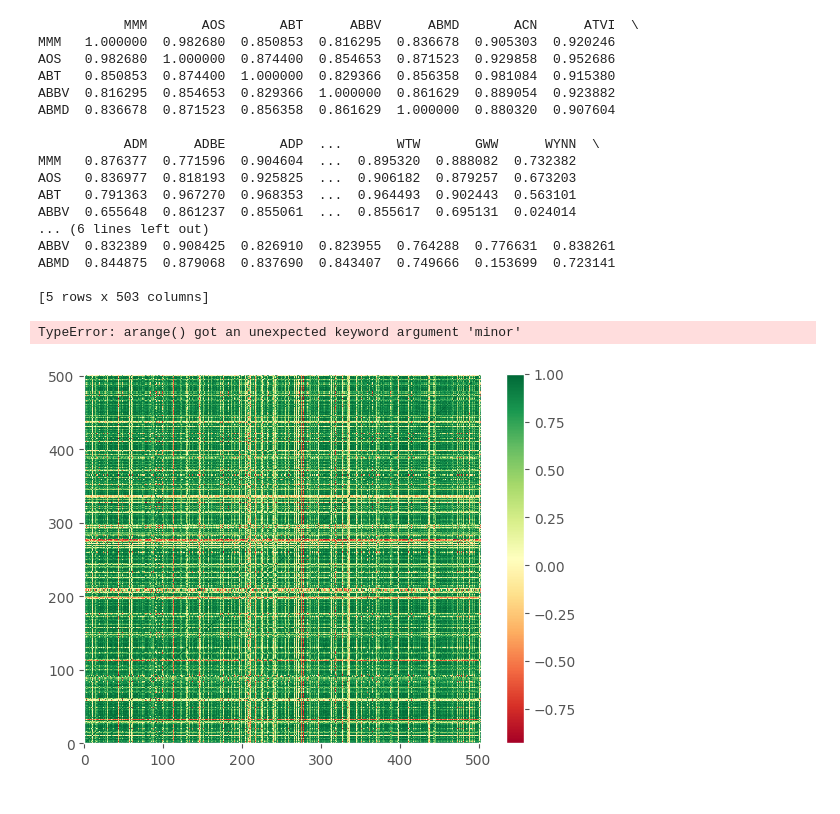
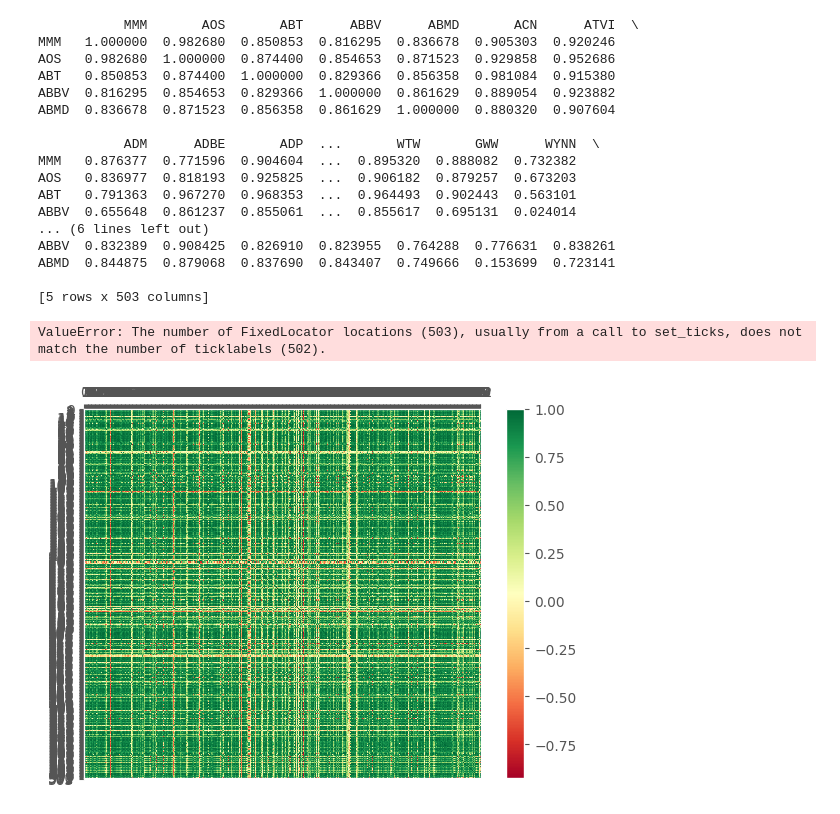
Before and after one commit to amaboh/finance_with_pyhton, a Jupyter notebook: marketwatch.ipynb, the cells around one changed output. Drawn from its saved outputs; the diff is of its cells as text; code cells hidden in the pictures.

```diff
--- a/marketwatch.ipynb
+++ b/marketwatch.ipynb
@@ -81,38 +81,38 @@ def visualize_data():
 
     heatmap = ax.pcolor(data, cmap=plt.cm.RdYlGn)
     fig.colorbar(heatmap)
-    ax.set_xticks(np.arange(data.shape[0] + 0.5, minor=False))
-    ax.set_yticks(np.arange(data.shape[1] + 0.5, minor=False))
+    ax.set_xticks(np.arange(data.shape[0]))
+    ax.set_yticks(np.arange(data.shape[1] + 0.5))
     ax.invert_yaxis()
     ax.xaxis.tick_top()
 
     columns_labels = df_corr.columns
     row_labels = df_corr.index
 
-    ax.set_xtickslabels(column_labels)
-    ax.set_ytickslabels(row_labels)
+    ax.set_xticklabels(columns_labels[:-1])
+    ax.set_yticklabels(row_labels)
     plt.xticks(rotation=90)
     heatmap.set_clim(-1,1)
     plt.tight_layout
     plt.show()
 visualize_data()
 # %% [output]
            MMM       AOS       ABT      ABBV      ABMD       ACN      ATVI  \
 MMM   1.000000  0.982680  0.850853  0.816295  0.836678  0.905303  0.920246
 AOS   0.982680  1.000000  0.874400  0.854653  0.871523  0.929858  0.952686
 ABT   0.850853  0.874400  1.000000  0.829366  0.856358  0.981084  0.915380
 ABBV  0.816295  0.854653  0.829366  1.000000  0.861629  0.889054  0.923882
 ABMD  0.836678  0.871523  0.856358  0.861629  1.000000  0.880320  0.907604
 
            ADM      ADBE       ADP  ...       WTW       GWW      WYNN  \
 MMM   0.876377  0.771596  0.904604  ...  0.895320  0.888082  0.732382
 AOS   0.836977  0.818193  0.925825  ...  0.906182  0.879257  0.673203
 ABT   0.791363  0.967270  0.968353  ...  0.964493  0.902443  0.563101
 ABBV  0.655648  0.861237  0.855061  ...  0.855617  0.695131  0.024014
 ... (6 lines left out)
 ABBV  0.832389  0.908425  0.826910  0.823955  0.764288  0.776631  0.838261
 ABMD  0.844875  0.879068  0.837690  0.843407  0.749666  0.153699  0.723141
 
 [5 rows x 503 columns]
-TypeError: arange() got an unexpected keyword argument 'minor'
+ValueError: The number of FixedLocator locations (503), usually from a call to set_ticks, does not match the number of ticklabels (502).
-[figure, old version]
+[figure, new version]
```
Also changed, not shown: 3 other files.
